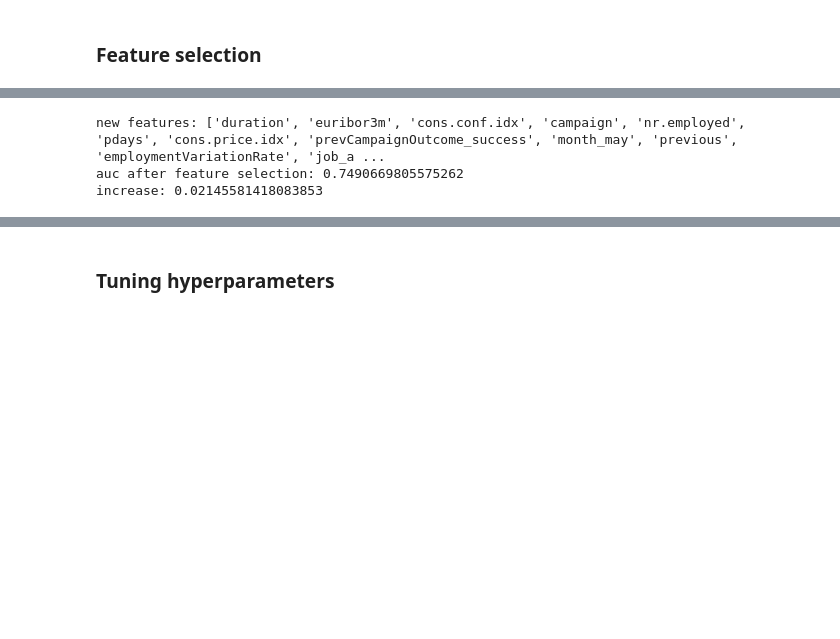
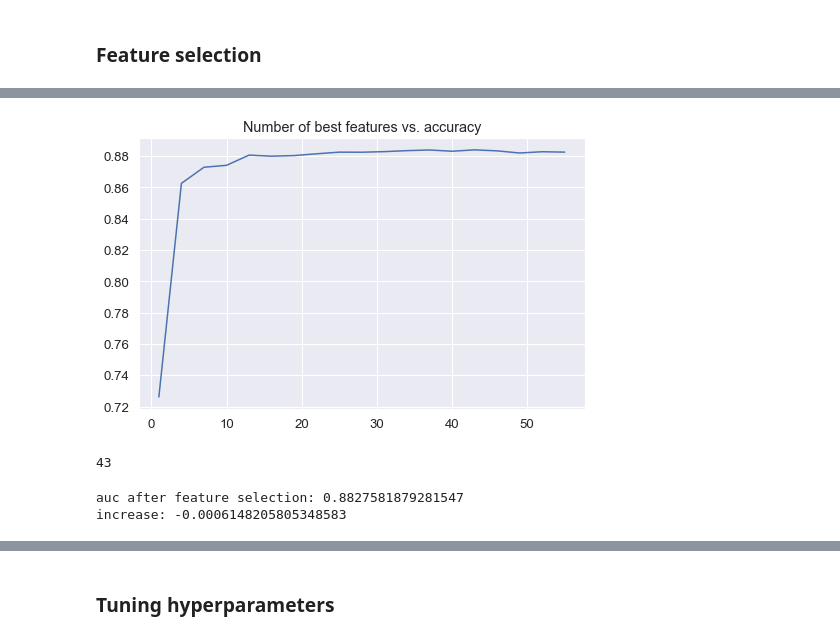
Before and after one commit to aylinaydincs/CS454_Project, a Jupyter notebook: DataPreprocess_OneHotEncoding.ipynb, the cells around one changed output, grey strips where cells are left out. Saved outputs shown, nothing was run; the diff lists cells and outputs as text; code cells hidden in the pictures; blank space fills up the shorter version.

```diff
--- a/DataPreprocess_OneHotEncoding.ipynb
+++ b/DataPreprocess_OneHotEncoding.ipynb
@@ -257,9 +283,32 @@ sorted_dict
+# %%
+n_features_list = [_ for _ in range(len(rf.feature_names_in_), 0, -3)]
+features_dict = {n: list(sorted_dict.keys())[:n] for n in n_features_list}
+avg_accuracies_dict = dict()
+n_runs = 5
+
+for n in n_features_list:
+    selected_features = features_dict[n]
+    accuracies = []
+    for _ in range(n_runs):
+        rf.fit(X_train[selected_features], y_train)
+        y_pred = rf.predict(X_test[selected_features])
+        accuracies.append(roc_auc_score(y_test, y_pred))
+    avg_accuracies_dict[n] = sum(accuracies) / n_runs
+
+plt.plot(n_features_list, [avg_accuracies_dict[n] for n in n_features_list])
+plt.title("Number of best features vs. accuracy")
+plt.show()
+# %% [output]
+[figure, added]
+# %%
+n_features = max(avg_accuracies_dict, key=avg_accuracies_dict.get)
+new_features = features_dict[n_features]
+n_features
+# %% [output]
+43
 # %%
-shrink_constant = 0.25
-new_features = list(sorted_dict.keys())[:int(len(sorted_dict.keys())*shrink_constant)]
 X_train_feature_selected = X_train[new_features]
 X_test_feature_selected = X_test[new_features]
-print("new features:", new_features)
 
 rf.fit(X_train_feature_selected, y_train)
 y_pred = rf.predict(X_test_feature_selected)
@@ -268,6 +317,5 @@ rf_auc_2 = roc_auc_score(y_test, y_pred)
 print("auc after feature selection:", rf_auc_2)
 print("increase:", rf_auc_2 - rf_auc_1)
 # %% [output]
-new features: ['duration', 'euribor3m', 'cons.conf.idx', 'campaign', 'nr.employed', 'pdays', 'cons.price.idx', 'prevCampaignOutcome_success', 'month_may', 'previous', 'employmentVariationRate', 'job_a ...
-auc after feature selection: 0.7490669805575262
-increase: 0.02145581418083853
+auc after feature selection: 0.8827581879281547
+increase: -0.0006148205805348583
```
Also changed, not shown: parts of 16 cells of this notebook.
